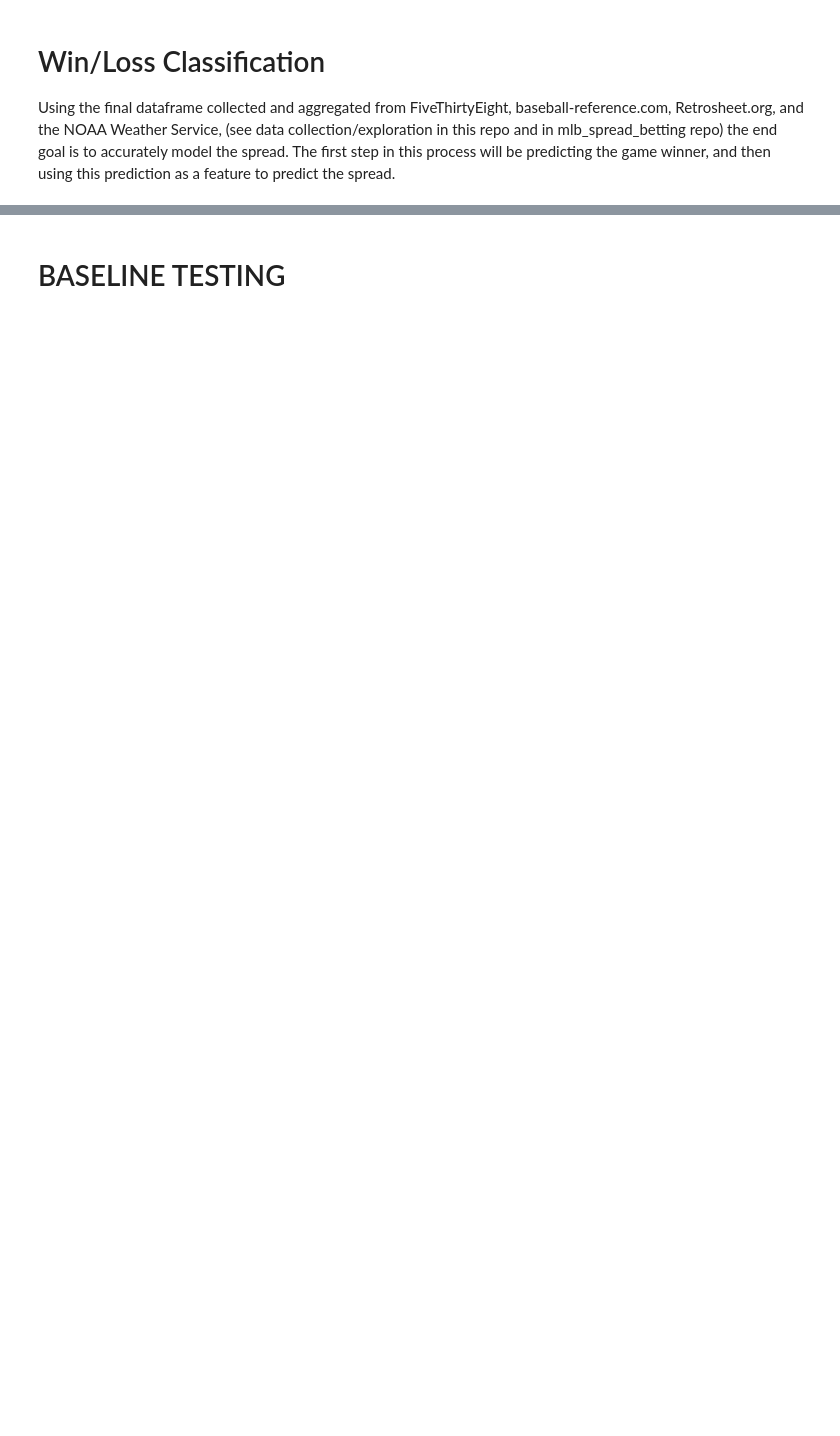
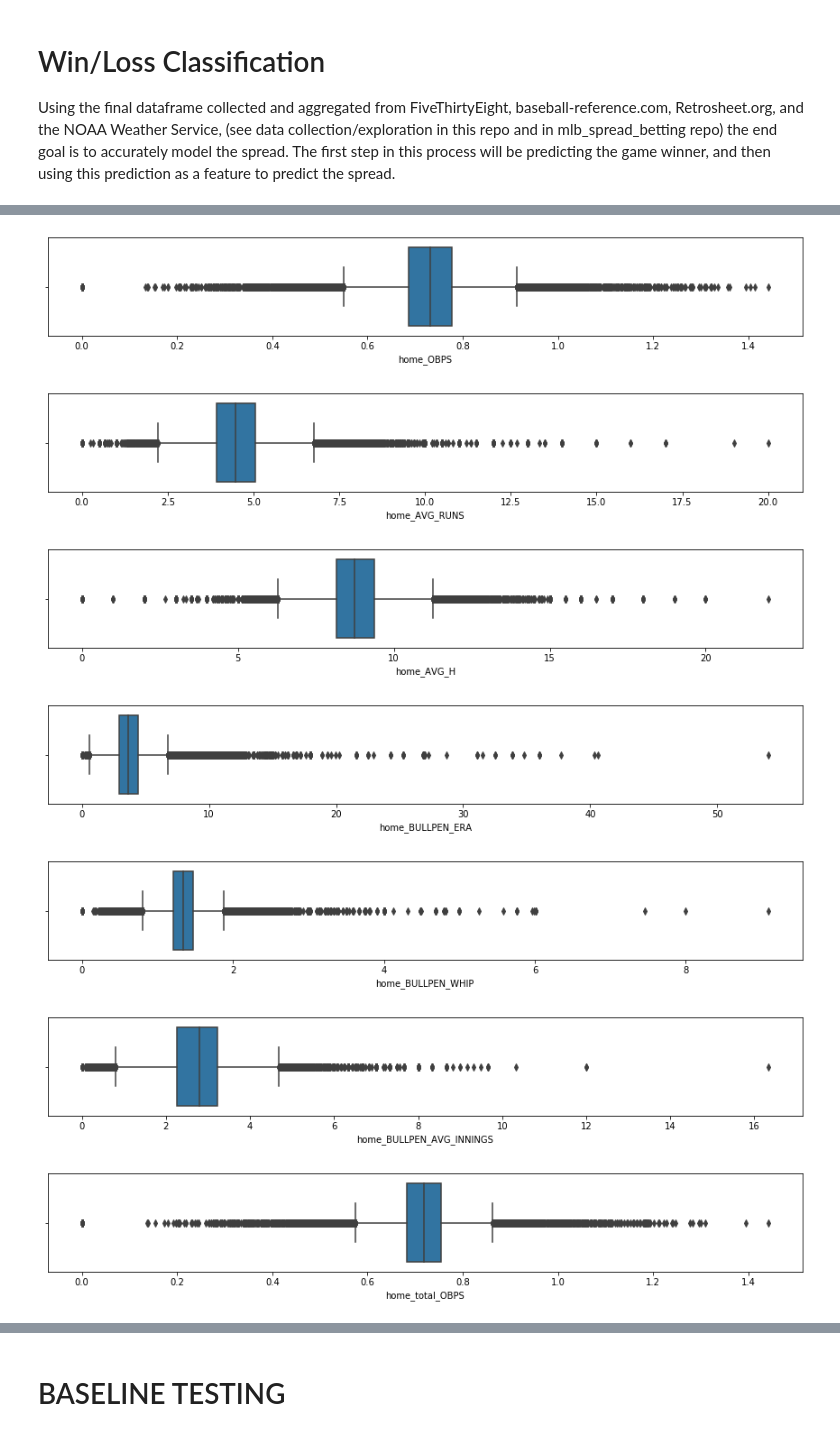
Before and after one commit to asoane34/retrosheet_analysis, a Jupyter notebook: 01classification_win_loss.ipynb, the cells around one changed output, grey strips where cells are left out. Cells and saved outputs as stored; diff of their text form; code cells hidden in the pictures; blank space fills up the shorter version.

```diff
--- a/01classification_win_loss.ipynb
+++ b/01classification_win_loss.ipynb
@@ -24,0 +82,16 @@ X, y = full_.drop(columns = ['home_loss']), full_['home_loss']
+# %%
+#look through home and road team features now
+home_team_features = ['home_OBPS', 'home_AVG_RUNS', 'home_AVG_H', 'home_BULLPEN_ERA', 'home_BULLPEN_WHIP',
+                   'home_BULLPEN_AVG_INNINGS','home_total_OBPS', 'home_total_AVG_RUNS', 'home_total_AVG_H',
+                   'home_total_BULLPEN_ERA', 'home_total_BULLPEN_WHIP','home_total_BULLPEN_AVG_INNINGS']
+for feature in home_team_features:
+    plt.figure(figsize = (15,2))
+    sns.boxplot(x = X[feature])
+# %% [output]
+[figure, added]
+[figure, added]
+[figure, added]
+[figure, added]
+[figure, added]
+[figure, added]
+[figure, added]
```
Also changed, not shown: parts of 79 cells of this notebook, 1 other file.
